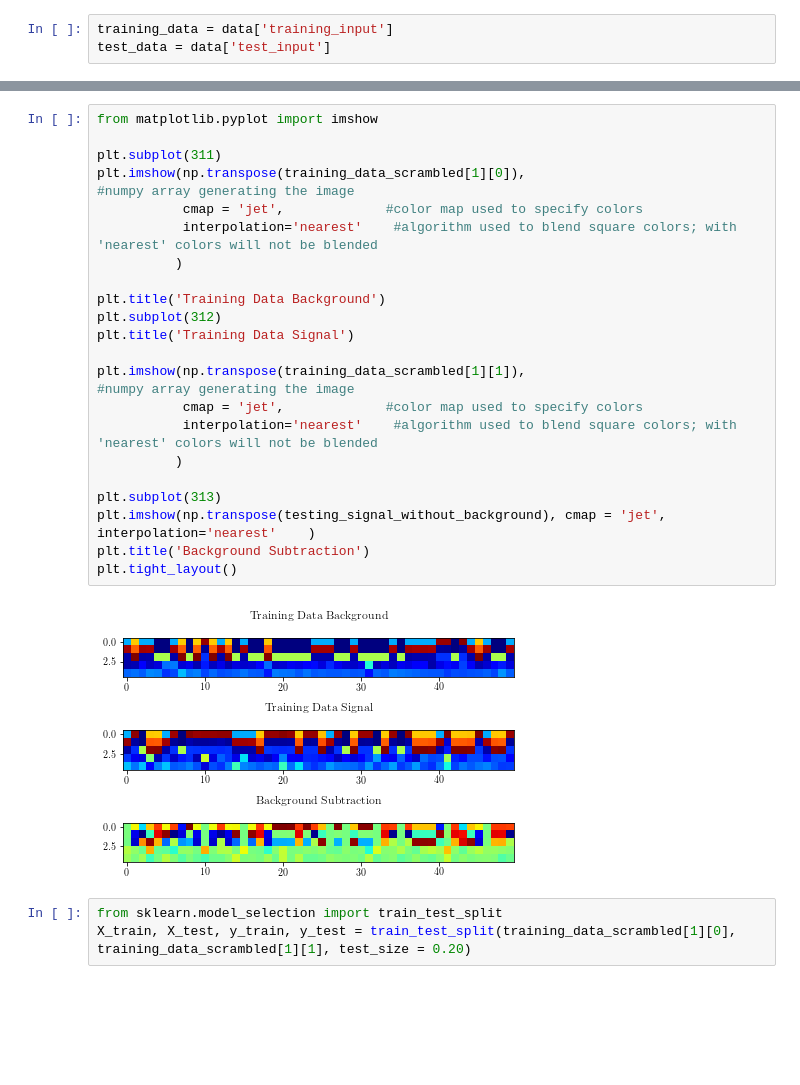
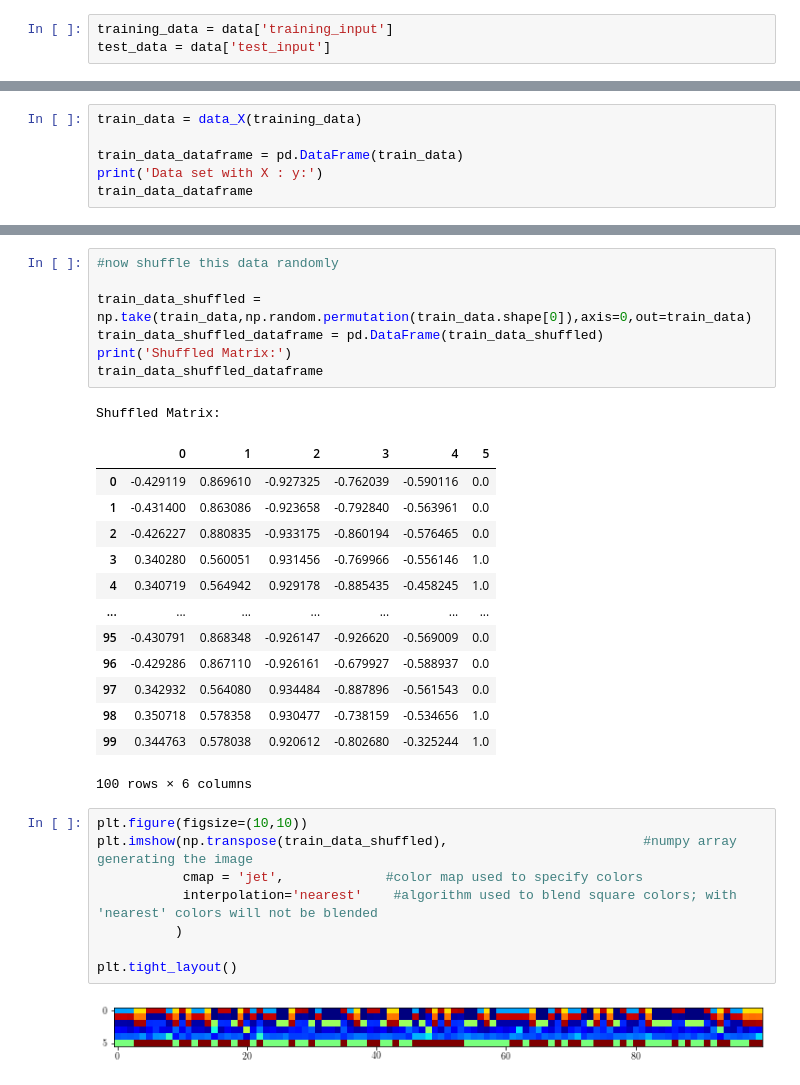
Before and after one commit to enriqueasegura/Quantum-X, a Jupyter notebook: ML_QMLHEP.ipynb, the cells around one changed output, grey strips where cells are left out. Drawn from its saved outputs; the diff is of its cells as text; blank space fills up the shorter version.

```diff
--- a/ML_QMLHEP.ipynb
+++ b/ML_QMLHEP.ipynb
@@ -128,0 +119,6 @@ testing_signal_without_background = training_data_scrambled[1][1] - training_dat
+# %%
+train_data = data_X(training_data)
+
+train_data_dataframe = pd.DataFrame(train_data)
+print('Data set with X : y:')
+train_data_dataframe
@@ -129,27 +140,32 @@ testing_signal_without_background = training_data_scrambled[1][1] - training_dat
+# %%
+#now shuffle this data randomly
+
+train_data_shuffled = np.take(train_data,np.random.permutation(train_data.shape[0]),axis=0,out=train_data)
+train_data_shuffled_dataframe = pd.DataFrame(train_data_shuffled)
+print('Shuffled Matrix:')
+train_data_shuffled_dataframe
+# %% [output]
+Shuffled Matrix:
+|  | 0 | 1 | 2 | 3 | 4 | 5 |
+| 0 | -0.429119 | 0.869610 | -0.927325 | -0.762039 | -0.590116 | 0.0 |
+| 1 | -0.431400 | 0.863086 | -0.923658 | -0.792840 | -0.563961 | 0.0 |
+| 2 | -0.426227 | 0.880835 | -0.933175 | -0.860194 | -0.576465 | 0.0 |
+| 3 | 0.340280 | 0.560051 | 0.931456 | -0.769966 | -0.556146 | 1.0 |
+| 4 | 0.340719 | 0.564942 | 0.929178 | -0.885435 | -0.458245 | 1.0 |
+| ... | ... | ... | ... | ... | ... | ... |
+| 95 | -0.430791 | 0.868348 | -0.926147 | -0.926620 | -0.569009 | 0.0 |
+| 96 | -0.429286 | 0.867110 | -0.926161 | -0.679927 | -0.588937 | 0.0 |
+| 97 | 0.342932 | 0.564080 | 0.934484 | -0.887896 | -0.561543 | 0.0 |
+| 98 | 0.350718 | 0.578358 | 0.930477 | -0.738159 | -0.534656 | 1.0 |
+| 99 | 0.344763 | 0.578038 | 0.920612 | -0.802680 | -0.325244 | 1.0 |
+100 rows × 6 columns
 # %%
-from matplotlib.pyplot import imshow
-
-plt.subplot(311)
-plt.imshow(np.transpose(training_data_scrambled[1][0]),                         #numpy array generating the image
+plt.figure(figsize=(10,10))
+plt.imshow(np.transpose(train_data_shuffled),                         #numpy array generating the image
            cmap = 'jet',             #color map used to specify colors
            interpolation='nearest'    #algorithm used to blend square colors; with 'nearest' colors will not be blended
           )
 
-plt.title('Training Data Background')
-plt.subplot(312)
-plt.title('Training Data Signal')
-
-plt.imshow(np.transpose(training_data_scrambled[1][1]),                         #numpy array generating the image
-           cmap = 'jet',             #color map used to specify colors
-           interpolation='nearest'    #algorithm used to blend square colors; with 'nearest' colors will not be blended
-          )
-
-plt.subplot(313)
-plt.imshow(np.transpose(testing_signal_without_background), cmap = 'jet',  interpolation='nearest'    )
-plt.title('Background Subtraction')
 plt.tight_layout()
 # %% [output]
-[figure, old version]
+[figure, new version]
-# %%
-from sklearn.model_selection import train_test_split
-X_train, X_test, y_train, y_test = train_test_split(training_data_scrambled[1][0], training_data_scrambled[1][1], test_size = 0.20)
```
Also changed, not shown: parts of 18 cells of this notebook.
